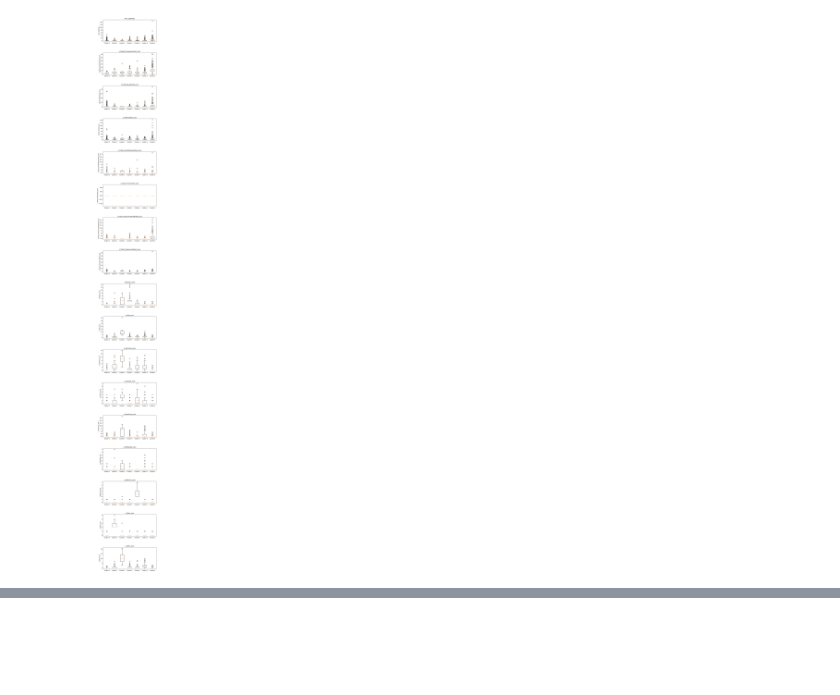
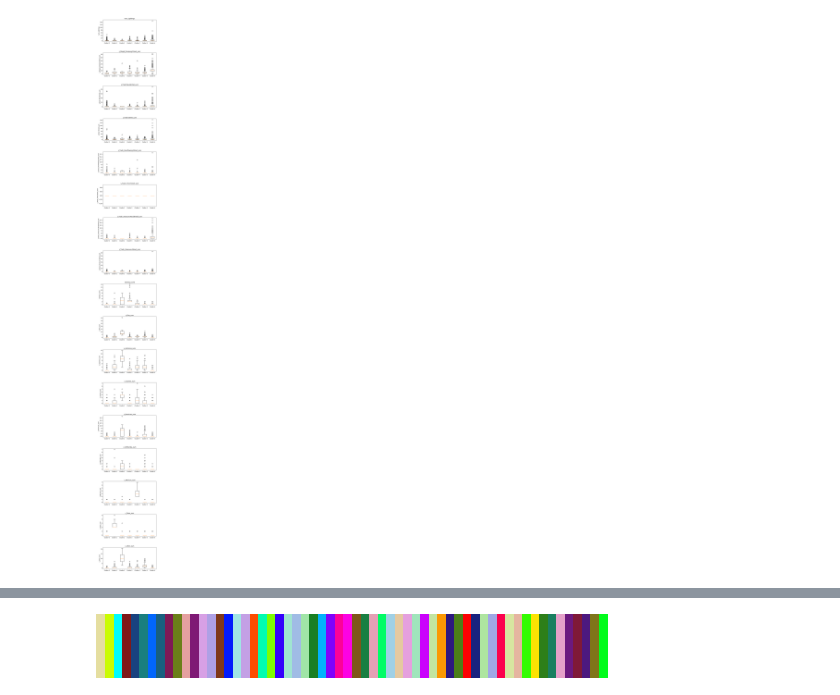
Before and after one commit to Subarashiihibi/nyc_rodent, a Jupyter notebook: Scripts/9-Cluster-Analysis.ipynb, the cells around one changed output, grey strips where cells are left out. Cells and saved outputs as stored; diff of their text form; code cells hidden in the pictures; blank space fills up the shorter version.

```diff
--- a/Scripts/9-Cluster-Analysis.ipynb
+++ b/Scripts/9-Cluster-Analysis.ipynb
@@ -225,0 +363,34 @@ rodents_gdf.plot(column='dbscan_clusters', cmap='rainbow', categorical=True, fig
+# %%
+import numpy as np
+import matplotlib.pyplot as plt
+from matplotlib.colors import ListedColormap, hsv_to_rgb
+
+# Number of distinct colors you need
+n_colors = 20
+hues = np.linspace(0, 1, n_colors + 1)[:-1]
+hsv_colors = np.zeros((n_colors, 3))
+hsv_colors[:, 0] = hues
+hsv_colors[:, 1] = 0.99
+hsv_colors[:, 2] = 0.99
+rgb_colors1 = hsv_to_rgb(hsv_colors)
+
+hsv_colors2 = np.zeros((n_colors, 3))
+hsv_colors2[:, 0] = hues
+hsv_colors2[:, 1] = 0.3
+hsv_colors2[:, 2] = 0.9
+rgb_colors2 = hsv_to_rgb(hsv_colors2)
+
+hsv_colors3 = np.zeros((n_colors, 3))
+hsv_colors3[:, 0] = hues
+hsv_colors3[:, 1] = 0.8
+hsv_colors3[:, 2] = 0.5
+rgb_colors3 = hsv_to_rgb(hsv_colors3)
+
+colors = np.vstack([rgb_colors1,rgb_colors2,rgb_colors3])
+np.random.shuffle(colors)
+
+# Create a custom colormap using the generated colors
+custom_cmap = ListedColormap(colors)
+custom_cmap
+# %% [output]
+[figure, added]
```
Also changed, not shown: parts of 21 cells of this notebook, 1 other file.
